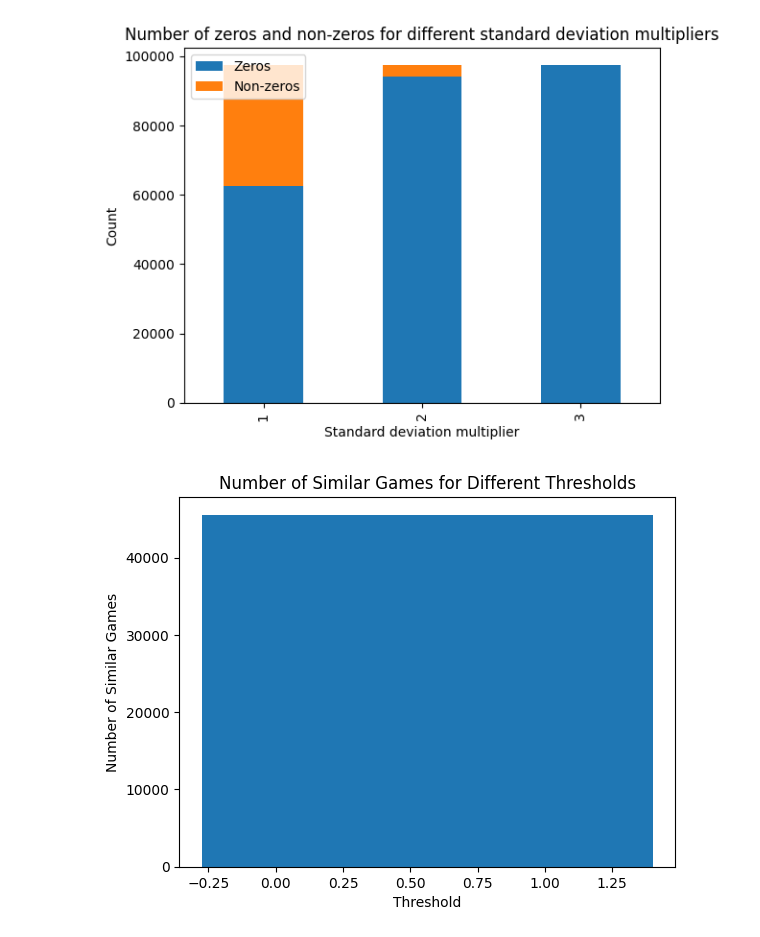
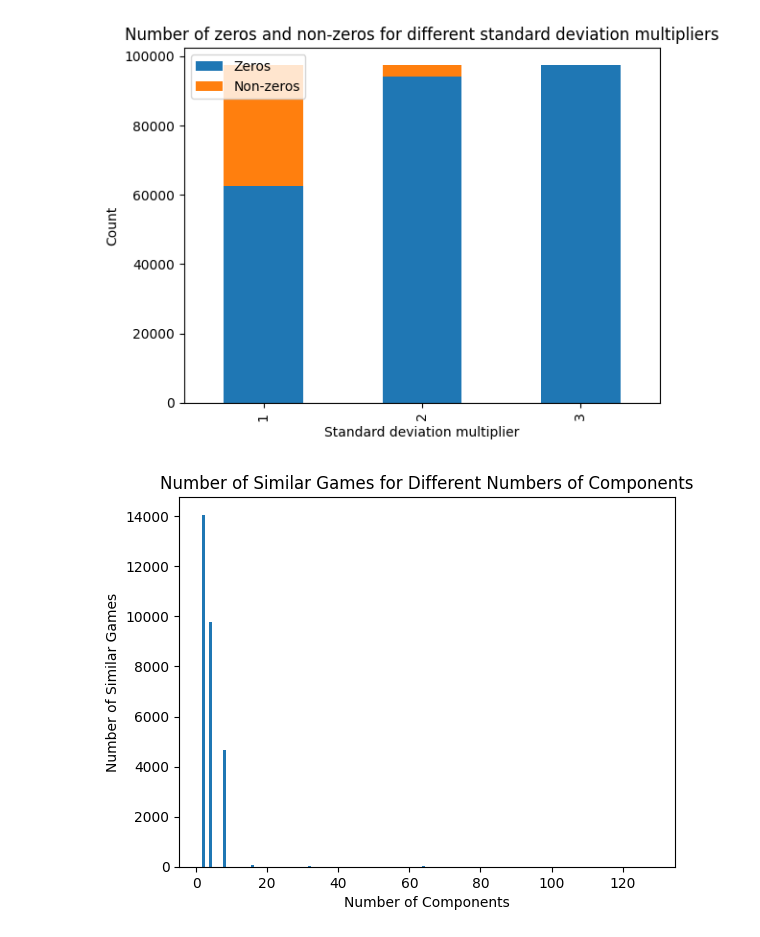
Before and after one commit to erdoganabaci/scalable_analytics_steam_project, a Jupyter notebook: steam.ipynb, the cells around one changed output. Saved outputs shown, nothing was run; the diff lists cells and outputs as text; code cells hidden in the pictures.

Commit message:
Fixed bar visualization Number of Similar Games for Different Numbers of Components

```diff
--- a/steam.ipynb
+++ b/steam.ipynb
@@ -264,32 +264,36 @@ def find_similar_games(df, input_app_id, threshold=0.8):
 
     return similar_games
 # %%
-def compare_thresholds(df, app_id, max_power):
-    # Initialize lists to hold the thresholds and the number of similar games
-    thresholds = []
+def compare_components(df,df_with_app_id, app_id, threshold, max_power):
+    # Initialize lists to hold the component counts and the number of similar games
+    component_counts = []
     num_similar_games = []
 
     # For each power of 2 up to the maximum power
-    for i in range(max_power + 1):
-        # Calculate the threshold
-        threshold = 2 ** -i
+    for i in range(1, max_power + 1):
+        # Calculate the number of components
+        num_components = 2 ** i
 
-        # Add the threshold to the list
-        thresholds.append(threshold)
+        # Add the number of components to the list
+        component_counts.append(num_components)
+
+        # Perform dimensionality reduction using SVD
+        reduced_df = svd_reduction(df, num_components, std_multiplier=1)
+        reduced_df = reduced_df.join(df_with_app_id)
 
         # Find the similar games
-        similar_games = find_similar_games(df, app_id, threshold=threshold)
+        similar_games = find_similar_games(reduced_df, app_id, threshold=threshold)
 
         # Add the number of similar games to the list
         num_similar_games.append(len(similar_games))
 
     # Create a bar chart
-    plt.bar(thresholds, num_similar_games)
+    plt.bar(component_counts, num_similar_games)
 
     # Add labels and title
-    plt.xlabel('Threshold')
+    plt.xlabel('Number of Components')
     plt.ylabel('Number of Similar Games')
-    plt.title('Number of Similar Games for Different Thresholds')
+    plt.title('Number of Similar Games for Different Numbers of Components')
 
     # Display the plot
     plt.show()
@@ -344,7 +348,7 @@ compare_std_deviations(df_game_tags_binary, num_components)
 
 [48756 rows x 3 columns]
 [figure]
-# %%
-compare_thresholds(reduced_df, 271850, max_power=3)
-# %% [output]
-[figure, removed]
+# %%
+compare_components(df_game_tags_binary,df_app_id, 271850, threshold=0.8, max_power=7)
+# %% [output]
+[figure, added]
```
